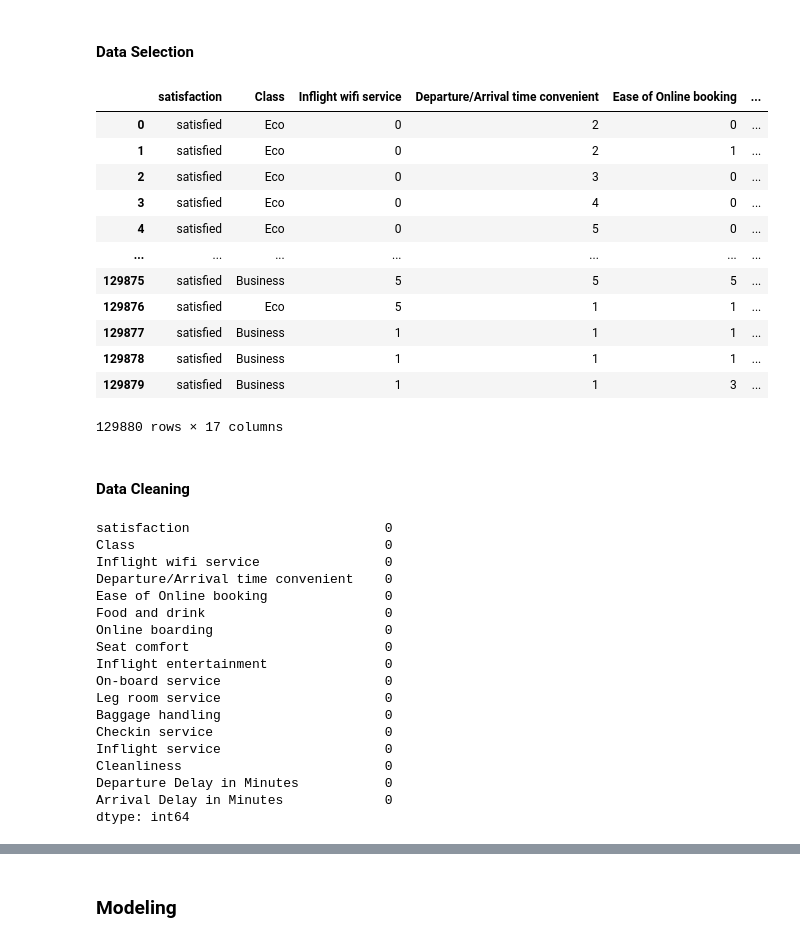
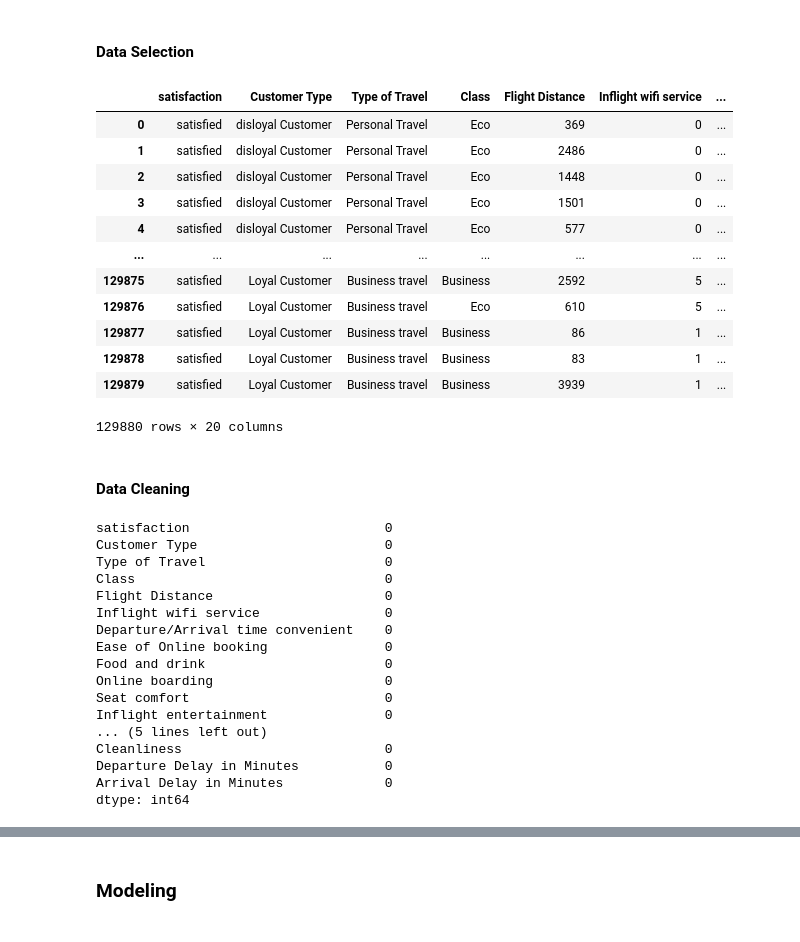
Before and after one commit to isdmg/CS131-8L-PROJECT-PARAGUAY, a Jupyter notebook: CS131-8L PROJECT - PARAGUAY.ipynb, the cells around one changed output, grey strips where cells are left out. Cells and saved outputs as stored; diff of their text form; code cells hidden in the pictures.

```diff
--- a/CS131-8L PROJECT - PARAGUAY.ipynb
+++ b/CS131-8L PROJECT - PARAGUAY.ipynb
@@ -511,22 +523,22 @@ dtype: int64
 # %%
 # Remove ba natin yung Customer Type, Type of Travel, and Flight Distance?
 # Remove unneeded fields (i.e., id, gender, customer type, age, type of travel, flight distance, gate location)
-df.drop(columns=['id', 'Gender', 'Customer Type', 'Age', 'Type of Travel', 'Flight Distance', 'Gate location'], axis=1, inplace=True)
+df.drop(columns=['id', 'Gender', 'Age', 'Gate location'], axis=1, inplace=True)
 df
 # %% [output]
-|  | satisfaction | Class | Inflight wifi service | Departure/Arrival time convenient | Ease of Online booking | ... |
-| 0 | satisfied | Eco | 0 | 2 | 0 | ... |
-| 1 | satisfied | Eco | 0 | 2 | 1 | ... |
-| 2 | satisfied | Eco | 0 | 3 | 0 | ... |
-| 3 | satisfied | Eco | 0 | 4 | 0 | ... |
-| 4 | satisfied | Eco | 0 | 5 | 0 | ... |
-| ... | ... | ... | ... | ... | ... | ... |
-| 129875 | satisfied | Business | 5 | 5 | 5 | ... |
-| 129876 | satisfied | Eco | 5 | 1 | 1 | ... |
-| 129877 | satisfied | Business | 1 | 1 | 1 | ... |
-| 129878 | satisfied | Business | 1 | 1 | 1 | ... |
-| 129879 | satisfied | Business | 1 | 1 | 3 | ... |
+|  | satisfaction | Customer Type | Type of Travel | Class | Flight Distance | Inflight wifi service | ... |
+| 0 | satisfied | disloyal Customer | Personal Travel | Eco | 369 | 0 | ... |
+| 1 | satisfied | disloyal Customer | Personal Travel | Eco | 2486 | 0 | ... |
+| 2 | satisfied | disloyal Customer | Personal Travel | Eco | 1448 | 0 | ... |
+| 3 | satisfied | disloyal Customer | Personal Travel | Eco | 1501 | 0 | ... |
+| 4 | satisfied | disloyal Customer | Personal Travel | Eco | 577 | 0 | ... |
+| ... | ... | ... | ... | ... | ... | ... | ... |
+| 129875 | satisfied | Loyal Customer | Business travel | Business | 2592 | 5 | ... |
+| 129876 | satisfied | Loyal Customer | Business travel | Eco | 610 | 5 | ... |
+| 129877 | satisfied | Loyal Customer | Business travel | Business | 86 | 1 | ... |
+| 129878 | satisfied | Loyal Customer | Business travel | Business | 83 | 1 | ... |
+| 129879 | satisfied | Loyal Customer | Business travel | Business | 3939 | 1 | ... |
-129880 rows × 17 columns
+129880 rows × 20 columns
 # %% [markdown]
 #### Data Cleaning
 # %%
@@ -534,7 +546,10 @@ df.dropna(inplace=True)
 df.isna().sum()
 # %% [output]
 satisfaction                         0
+Customer Type                        0
+Type of Travel                       0
 Class                                0
+Flight Distance                      0
 Inflight wifi service                0
 Departure/Arrival time convenient    0
 Ease of Online booking               0
@@ -542,11 +557,7 @@ Food and drink                       0
 Online boarding                      0
 Seat comfort                         0
 Inflight entertainment               0
-On-board service                     0
-Leg room service                     0
-Baggage handling                     0
-Checkin service                      0
-Inflight service                     0
+... (5 lines left out)
 Cleanliness                          0
 Departure Delay in Minutes           0
 Arrival Delay in Minutes             0
```
Also changed, not shown: parts of 15 cells of this notebook.
